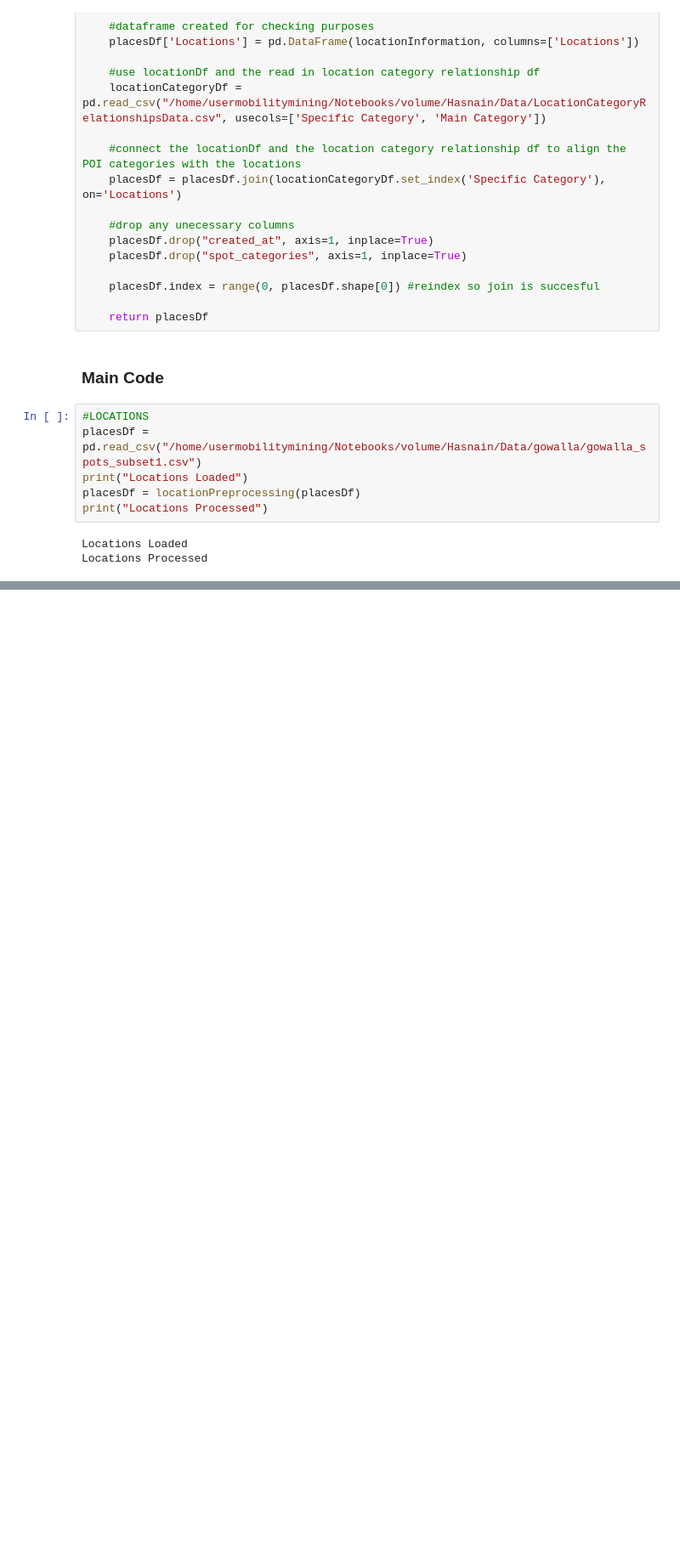
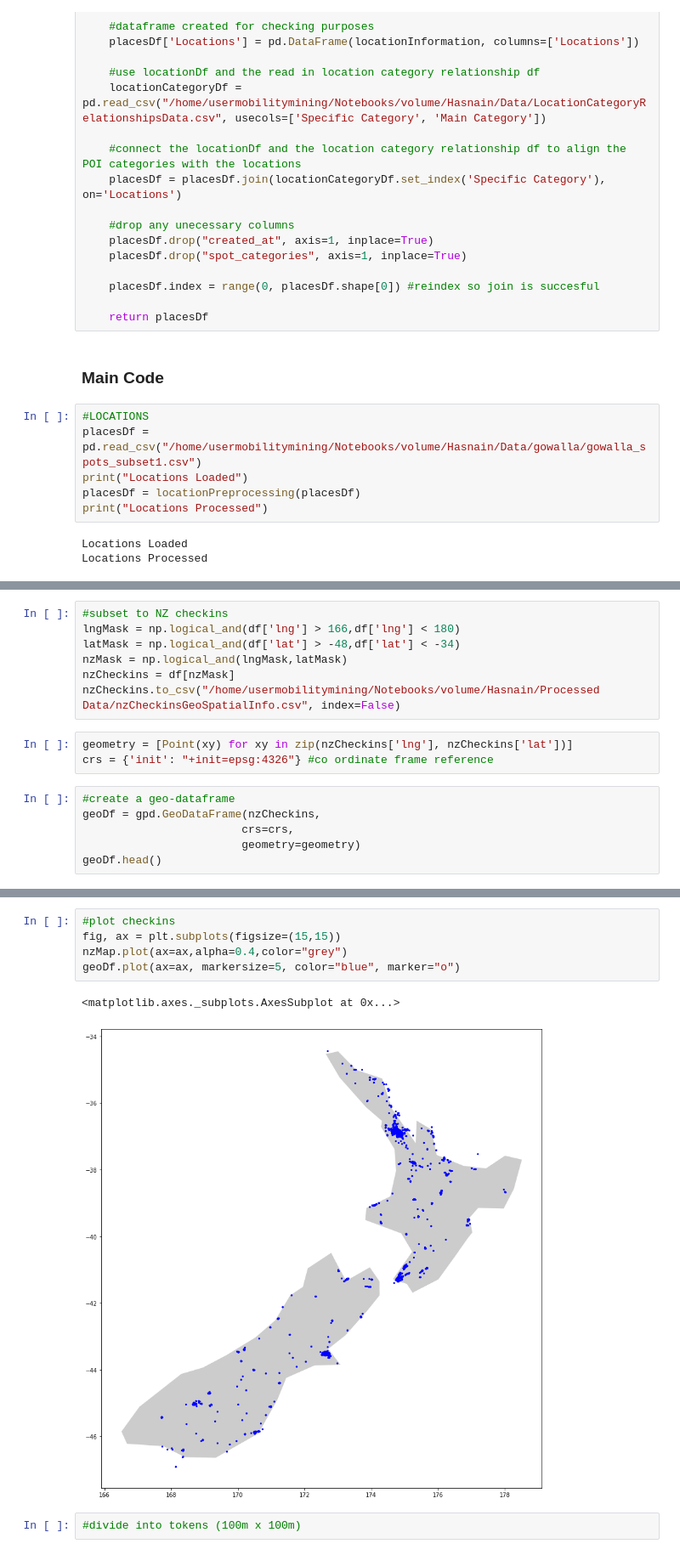
Before and after one commit to has-c/UserMobilityMining, a Jupyter notebook: Gowalla Preprocessing.ipynb, the cells around one changed output, grey strips where cells are left out. Shown at 85% size. Cells and saved outputs as stored; diff of their text form; blank space fills up the shorter version.

```diff
--- a/Gowalla Preprocessing.ipynb
+++ b/Gowalla Preprocessing.ipynb
@@ -174,0 +177,16 @@ chunk.index = range(0,chunk.shape[0])
+# %%
+#subset to NZ checkins
+lngMask = np.logical_and(df['lng'] > 166,df['lng'] < 180)
+latMask = np.logical_and(df['lat'] > -48,df['lat'] < -34)
+nzMask = np.logical_and(lngMask,latMask)
+nzCheckins = df[nzMask]
+nzCheckins.to_csv("/home/usermobilitymining/Notebooks/volume/Hasnain/Processed Data/nzCheckinsGeoSpatialInfo.csv", index=False)
+# %%
+geometry = [Point(xy) for xy in zip(nzCheckins['lng'], nzCheckins['lat'])]
+crs = {'init': "+init=epsg:4326"} #co ordinate frame reference
+# %%
+#create a geo-dataframe
+geoDf = gpd.GeoDataFrame(nzCheckins,
+                        crs=crs,
+                        geometry=geometry)
+geoDf.head()
@@ -174,0 +200,10 @@ chunk.index = range(0,chunk.shape[0])
+# %%
+#plot checkins
+fig, ax = plt.subplots(figsize=(15,15))
+nzMap.plot(ax=ax,alpha=0.4,color="grey")
+geoDf.plot(ax=ax, markersize=5, color="blue", marker="o")
+# %% [output]
+<matplotlib.axes._subplots.AxesSubplot at 0x...>
+[figure, added]
+# %%
+#divide into tokens (100m x 100m)
```
Also changed, not shown: parts of 10 cells of this notebook.
